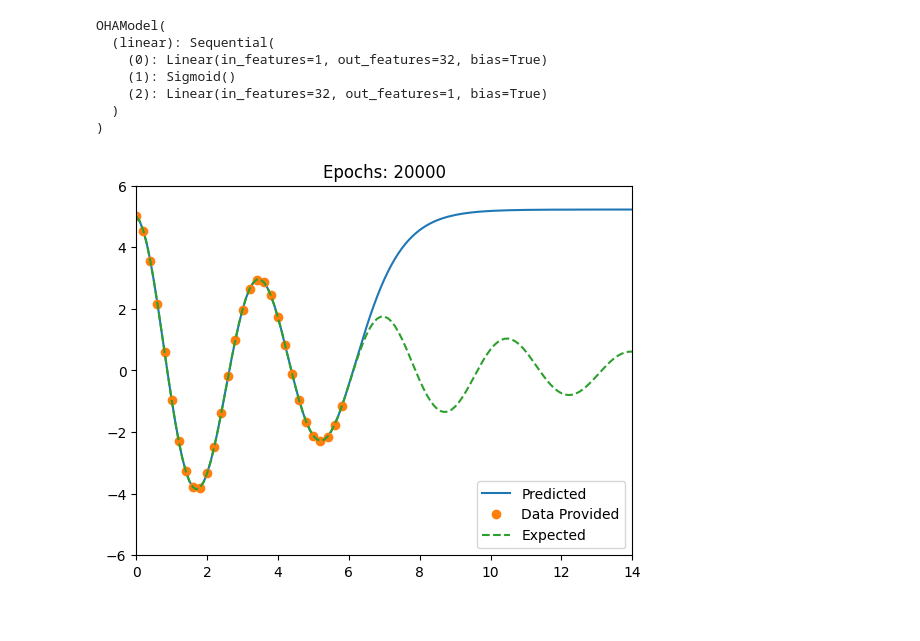
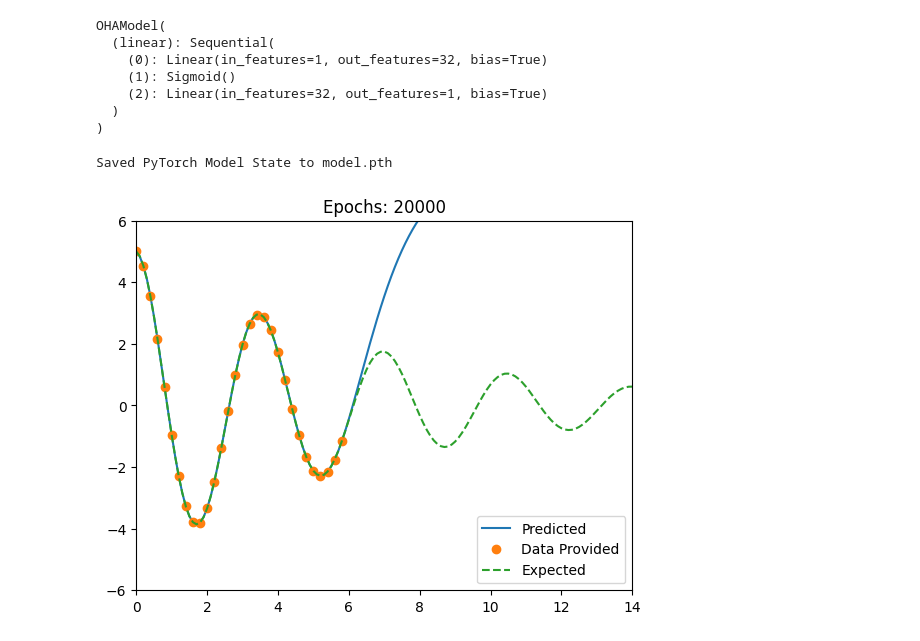
Before and after one commit to felipericobello/oha-ic, a Jupyter notebook: treinamento-linear-tradicional/rna-treinamento-oha.ipynb, the cells around one changed output. Cells and saved outputs as stored; diff of their text form; code cells hidden in the pictures.

```diff
--- a/treinamento-linear-tradicional/rna-treinamento-oha.ipynb
+++ b/treinamento-linear-tradicional/rna-treinamento-oha.ipynb
@@ -70,22 +70,30 @@ for epoch in range(epochs):
 
     optimiser.step()
     #print(f'Epoch {epoch}, loss {loss.item()}', flush=True)
+# %%
+torch.save(model.state_dict(), "model.pth")
+print("Saved PyTorch Model State to model.pth")
+# %% [output]
+Saved PyTorch Model State to model.pth
 # %%
+model = OHAModel()
+model.load_state_dict(torch.load("model.pth"))
+
 predicted = model.forward(vdata.x)
 vx = vdata.x.detach().numpy()
 vy = vdata.y.detach().numpy()
 
 x = data.x.detach().numpy()
 y = data.y.detach().numpy()
 
 plt.plot(vx, predicted.detach().numpy(), '-', label = 'Predicted')
 plt.plot(x, y, 'o', label = 'Data Provided')
 plt.plot(vx, vy, '--', label='Expected')
 plt.xlim([0, 14])
 plt.ylim([-6, 6])
 plt.title(f'Epochs: {epochs}')
 plt.legend(loc=4) # 4 = 'lower right'
 plt.savefig('grafico-oha.jpg')
 plt.show()
 # %% [output]
-[figure, old version]
+[figure, new version]
```
Also changed, not shown: 6 other files.
